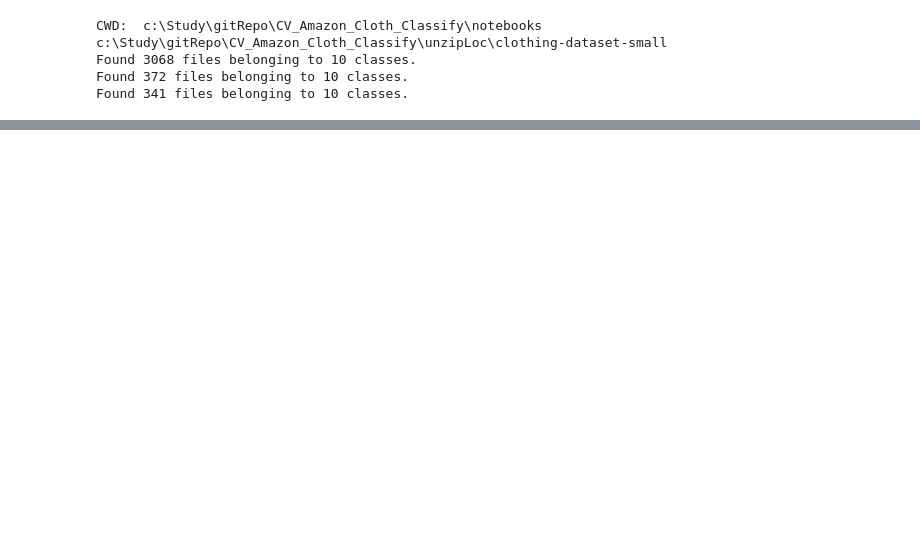
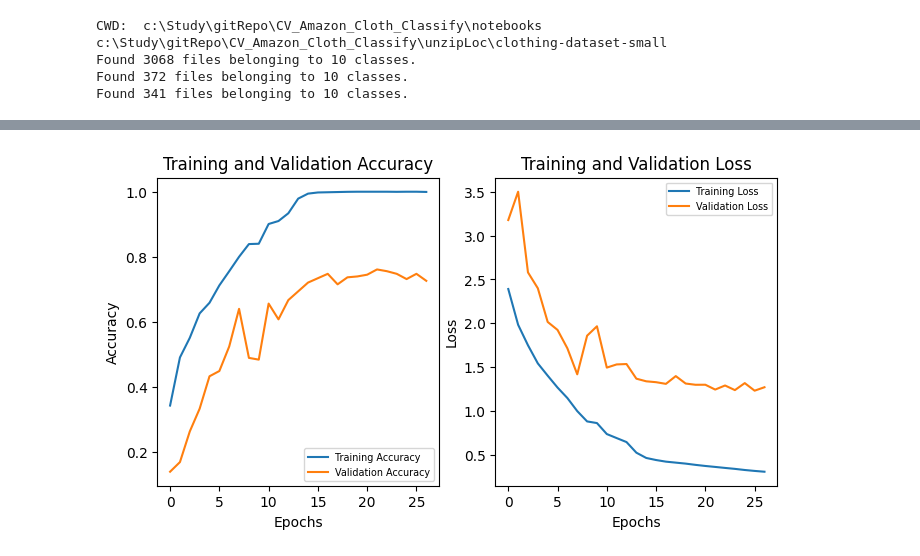
Before and after one commit to im-miracle/CV_Amazon_Cloth_Classify, a Jupyter notebook: notebooks/AmazonClothClassification_CNN_1.ipynb, the cells around one changed output, grey strips where cells are left out. Cells and saved outputs as stored; diff of their text form; code cells hidden in the pictures; blank space fills up the shorter version.

```diff
--- a/notebooks/AmazonClothClassification_CNN_1.ipynb
+++ b/notebooks/AmazonClothClassification_CNN_1.ipynb
@@ -367,0 +804,19 @@ history
+# %%
+modelName="deep_Gap_BN_DP_Reg_model"
+
+# create Model
+deep_gap_bn_dp_reg_model = create_deep_gap_bn_dp_reg_model(model_name=modelName)
+imageName = modelName + ".png"
+img=keras.utils.plot_model(deep_gap_bn_dp_reg_model, to_file=imageName, show_shapes=True)
+
+# start Model Training
+history, trainingLogPath = start_model_training(model=deep_gap_bn_dp_reg_model,
+                               model_name=modelName,
+                               train_data=Train_scaled,
+                               val_data=Val_scaled,
+                               epochs=50,
+                               useCSVLogger=True,
+                               useTensorBoard=True,
+                               modelChkpoint=True,
+                               earlyStopping=True,
+                               lrScheduler=True)
@@ -367,0 +841,5 @@ history
+# %%
+# Plot the Training History
+plot_training_history(history)
+# %% [output]
+[figure, added]
```
Also changed, not shown: parts of 32 cells of this notebook, 5 other files.
